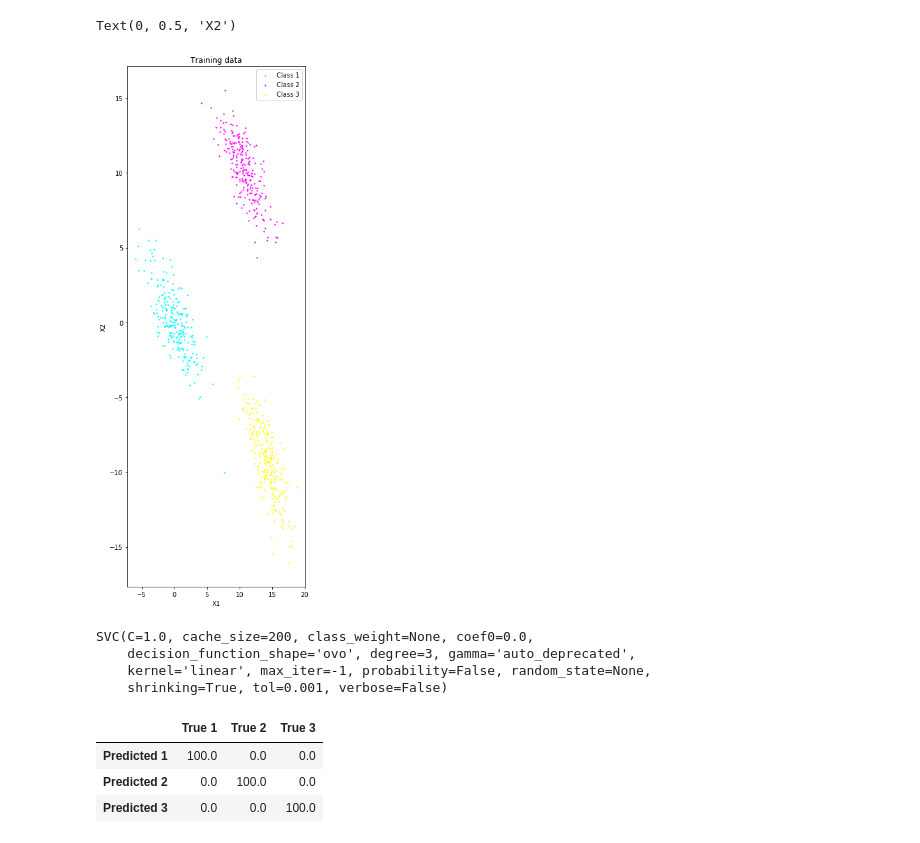
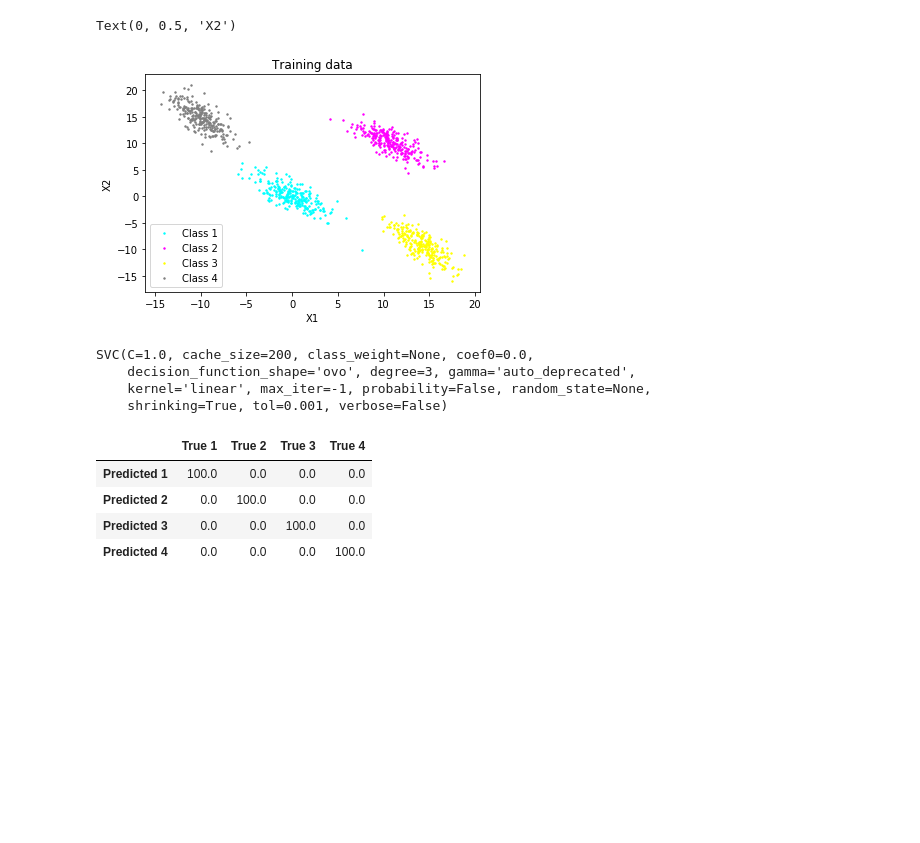
Before and after one commit to shashikdm/CS401-Assignments, a Jupyter notebook: Assignment 1/goup15/classification/linearlySeparable/SVM.ipynb, the cells around one changed output. Cells and saved outputs as stored; diff of their text form; code cells hidden in the pictures; blank space fills up the shorter version.

```diff
--- a/Assignment 1/goup15/classification/linearlySeparable/SVM.ipynb
+++ b/Assignment 1/goup15/classification/linearlySeparable/SVM.ipynb
@@ -8,29 +8,34 @@ from sklearn import svm
 X_1 = np.loadtxt('class1_train.txt')
 X_2 = np.loadtxt('class2_train.txt')
 X_3 = np.loadtxt('class3_train.txt')
+X_4 = np.loadtxt('class4_train.txt')
 X_1_val = np.loadtxt('class1_val.txt')
 X_2_val = np.loadtxt('class2_val.txt')
 X_3_val = np.loadtxt('class3_val.txt')
+X_4_val = np.loadtxt('class4_val.txt')
 X_1_test = np.loadtxt('class1_test.txt')
 X_2_test = np.loadtxt('class2_test.txt')
 X_3_test = np.loadtxt('class3_test.txt')
-X_train = np.concatenate((X_1, X_2, X_3))
+X_4_test = np.loadtxt('class4_test.txt')
+X_train = np.concatenate((X_1, X_2, X_3, X_4))
 y_train = np.zeros((X_train.shape[0]))
 y_train[0:X_1.shape[0]] = 0
 y_train[X_1.shape[0]:X_1.shape[0]+X_2.shape[0]] = 1
-y_train[X_1.shape[0]+X_2.shape[0]:] = 2
+y_train[X_1.shape[0]+X_2.shape[0]:X_1.shape[0]+X_2.shape[0]+X_3.shape[0]] = 2
+y_train[X_1.shape[0]+X_2.shape[0]+X_3.shape[0]:] = 3
 # %%
 # simply visualising data
 C1plt = plt.scatter(X_1[:, 0], X_1[:, 1], color = 'cyan', s = 2)
 C2plt = plt.scatter(X_2[:, 0], X_2[:, 1], color = 'magenta', s = 2)
 C3plt = plt.scatter(X_3[:, 0], X_3[:, 1], color = 'yellow', s = 2)
-plt.legend((C1plt, C2plt, C3plt), ('Class 1', 'Class 2', 'Class 3'))
+C4plt = plt.scatter(X_4[:, 0], X_4[:, 1], color = 'grey', s = 2)
+plt.legend((C1plt, C2plt, C3plt, C4plt), ('Class 1', 'Class 2', 'Class 3', 'Class 4'))
 plt.title('Training data')
 plt.xlabel('X1')
 plt.ylabel('X2')
 # %% [output]
 Text(0, 0.5, 'X2')
-[figure, old version]
+[figure, new version]
 # %%
 # svm classifier
 clf = svm.SVC(kernel = 'linear', decision_function_shape='ovo')
@@ -43,18 +48,19 @@ SVC(C=1.0, cache_size=200, class_weight=None, coef0=0.0,
 # %%
 # confusion matrix
 # rows: predicted classes, columns: true classes
-ConfusionMatrix = np.zeros((3, 3))
-X = [X_1_test, X_2_test, X_3_test]
-for i in range(3):
+ConfusionMatrix = np.zeros((4, 4))
+X = [X_1_test, X_2_test, X_3_test, X_4_test]
+for i in range(4):
     for x in X[i]:
         x = x.reshape(1, -1)
         ConfusionMatrix[int(clf.predict(x)), i] = ConfusionMatrix[int(clf.predict(x)), i]+1
-pd.DataFrame(ConfusionMatrix, ['Predicted 1', 'Predicted 2', 'Predicted 3'],['True 1', 'True 2', 'True 3'])
+pd.DataFrame(ConfusionMatrix, ['Predicted 1', 'Predicted 2', 'Predicted 3', 'Predicted 4'],['True 1', 'True 2', 'True 3', 'True 4'])
 # %% [output]
-|  | True 1 | True 2 | True 3 |
-| Predicted 1 | 100.0 | 0.0 | 0.0 |
-| Predicted 2 | 0.0 | 100.0 | 0.0 |
-| Predicted 3 | 0.0 | 0.0 | 100.0 |
+|  | True 1 | True 2 | True 3 | True 4 |
+| Predicted 1 | 100.0 | 0.0 | 0.0 | 0.0 |
+| Predicted 2 | 0.0 | 100.0 | 0.0 | 0.0 |
+| Predicted 3 | 0.0 | 0.0 | 100.0 | 0.0 |
+| Predicted 4 | 0.0 | 0.0 | 0.0 | 100.0 |
 # %%
 # performance measures
 N = np.sum(ConfusionMatrix, axis = 0)
```
Also changed, not shown: parts of 3 cells of this notebook.
